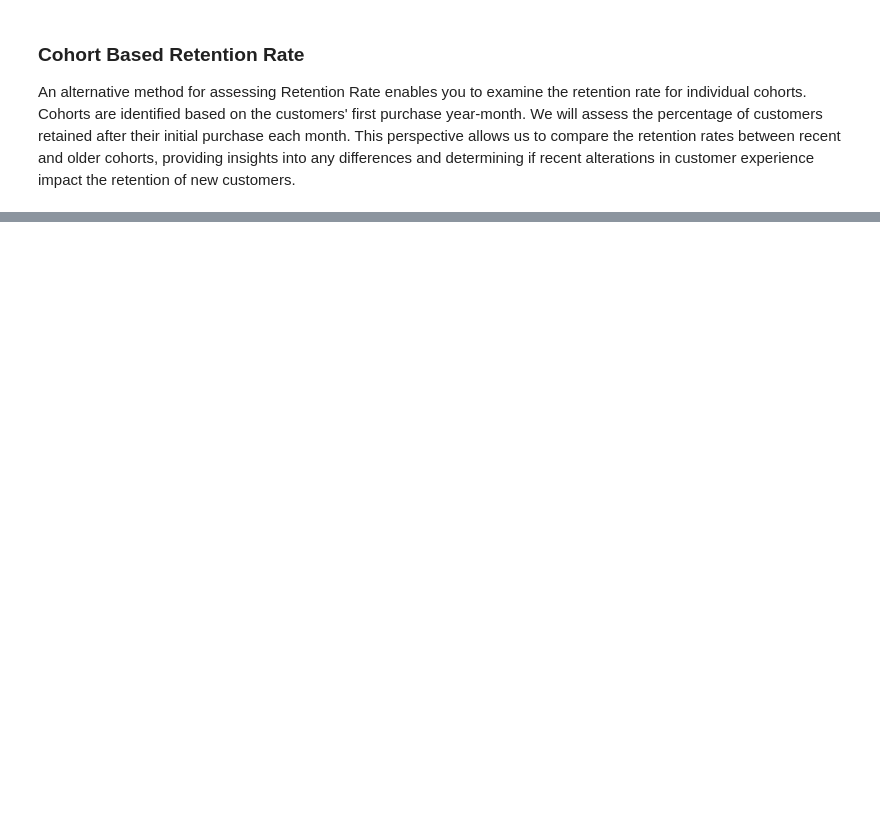
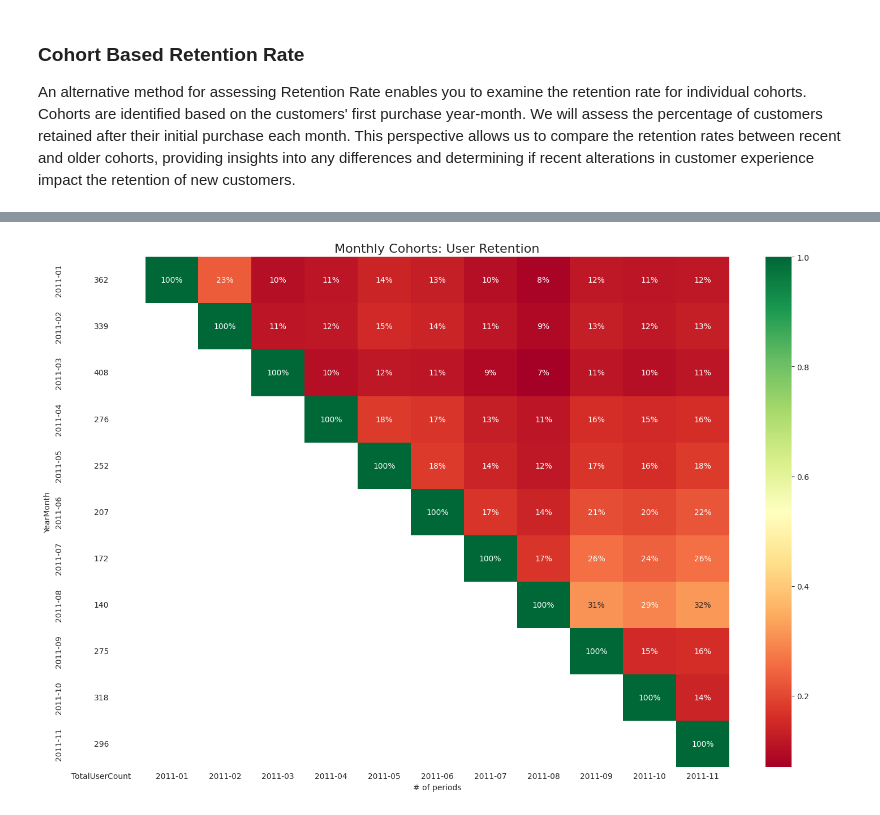
Before and after one commit to elmondhir/customer-segmentation-tuto, a Jupyter notebook: EDA_part2.ipynb, the cells around one changed output, grey strips where cells are left out. Drawn from its saved outputs; the diff is of its cells as text; code cells hidden in the pictures; blank space fills up the shorter version.

```diff
--- a/EDA_part2.ipynb
+++ b/EDA_part2.ipynb
@@ -181,7 +167,12 @@ pyoff.iplot(fig)
 ### Cohort Based Retention Rate
 
 An alternative method for assessing Retention Rate enables you to examine the retention rate for individual cohorts. Cohorts are identified based on the customers' first purchase year-month. We will assess the percentage of customers retained after their initial purchase each month. This perspective allows us to compare the retention rates between recent and older cohorts, providing insights into any differences and determining if recent alterations in customer experience impact the retention of new customers.
+# %%
+df_user_purchase = df_user_purchase[df_user_purchase['YearMonth'] != '2011-12']
+
+months = months[months != '2011-12']
 # %%
+
 #create our retention table again with crosstab() and add firs purchase year month view
 df_retention = pd.crosstab(df_user_purchase['CustomerID'], df_user_purchase['YearMonth']).reset_index()
 df_retention = pd.merge(df_retention,df_min_purchase[['CustomerID','MinPurchaseYearMonth']],on='CustomerID')
@@ -203,17 +194,22 @@ for i in range(len(months)):
     retention_data['TotalUserCount'] = total_user_count
     retention_data[selected_month] = 1
 
-    query = "MinPurchaseYearMonth == {}".format(selected_month)
+
+    query = "`MinPurchaseYearMonth` == '{}'".format(months[0])
+
 
 
     for next_month in next_months:
-        new_query = query + " and {} > 0".format(str('m_' + str(next_month)))
+        new_query = query + " and {} > 0".format("`"+str('m_' + str(months[1])+ "`"))
         retention_data[next_month] = np.round(df_retention.query(new_query)['m_' + str(next_month)].sum()/total_user_count,2)
     retention_array.append(retention_data)
 
 df_retention = pd.DataFrame(retention_array)
 df_retention.index = months
 
+## get cohort_size
+cohort_size = df_retention.iloc[:, 0]
+df_retention = df_retention.drop('TotalUserCount', axis=1)
 #showing new cohort based retention table
 df_retention
 # %% [output]
@@ -220,0 +229,32 @@ SyntaxError: Python keyword not valid identifier in numexpr query (<unknown>, li
+# %%
+import seaborn as sns
+import matplotlib.colors as mcolors
+
+
+with sns.axes_style("white"):
+    fig, ax = plt.subplots(1, 2, figsize=(15, 10), sharey=True, gridspec_kw={'width_ratios': [1, 11]})
+
+    # retention matrix
+    sns.heatmap(df_retention,
+                mask=df_retention.isnull(),
+                annot=True,
+                fmt='.0%',
+                cmap='RdYlGn',
+                ax=ax[1])
+    ax[1].set_title('Monthly Cohorts: User Retention', fontsize=16)
+    ax[1].set(xlabel='# of periods',
+              ylabel='')
+
+    # cohort size
+    cohort_size_df = pd.DataFrame(cohort_size).rename(columns={0: 'cohort_size'})
+    white_cmap = mcolors.ListedColormap(['white'])
+    sns.heatmap(cohort_size_df,
+                annot=True,
+                cbar=False,
+                fmt='g',
+                cmap=white_cmap,
+                ax=ax[0])
+
+    fig.tight_layout()
+# %% [output]
+[figure, added]
```
Also changed, not shown: parts of 3 cells of this notebook.
